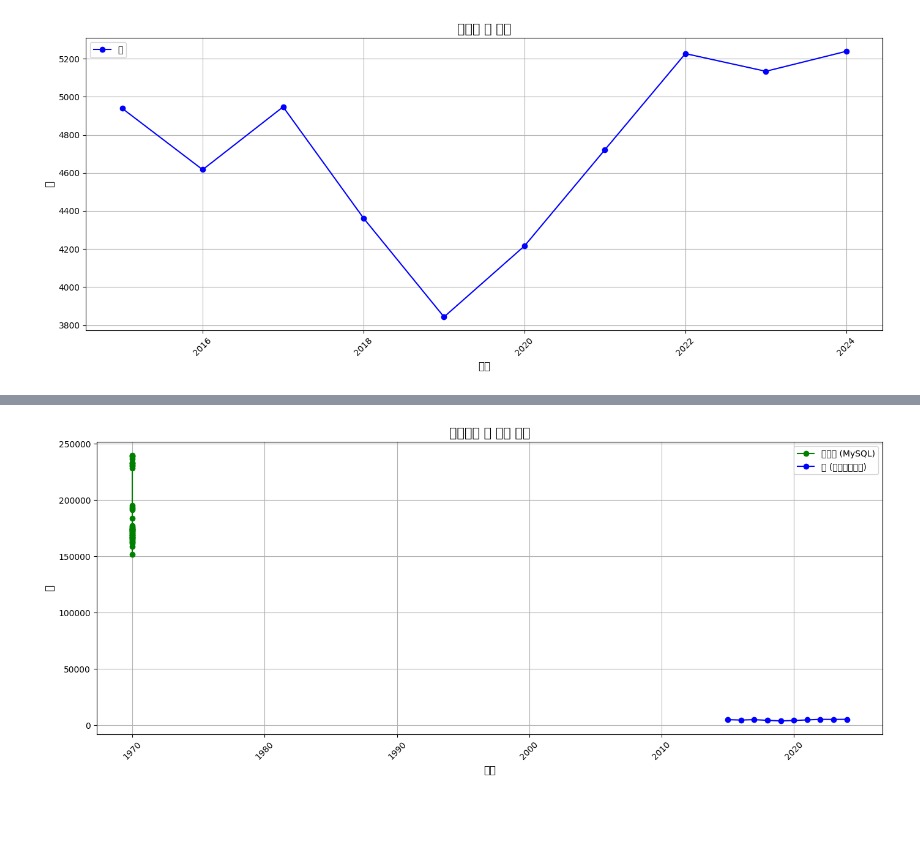
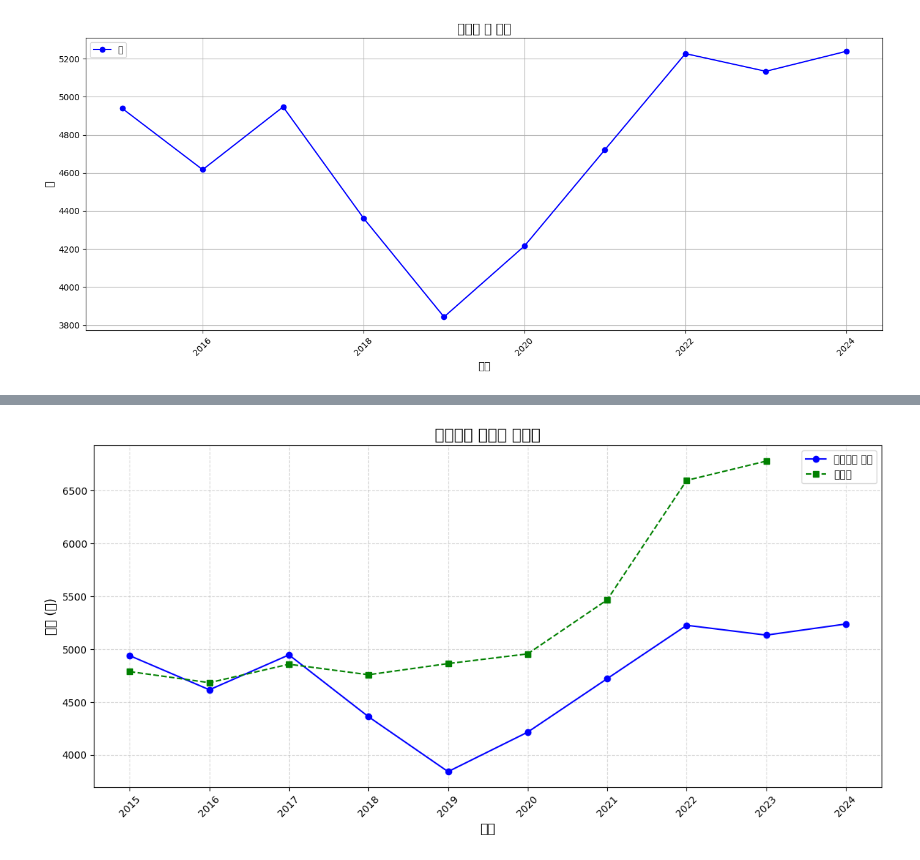
Before and after one commit to leesh0806/pig-management, a Jupyter notebook: src/pig_analysis_test.ipynb, the cells around one changed output, grey strips where cells are left out. Drawn from its saved outputs; the diff is of its cells as text; code cells hidden in the pictures; blank space fills up the shorter version.

```diff
--- a/src/pig_analysis_test.ipynb
+++ b/src/pig_analysis_test.ipynb
@@ -534,8 +469,21 @@ plt.show()
 import mysql.connector
 import pandas as pd
 import matplotlib.pyplot as plt
+import matplotlib.font_manager as fm
 
-# MySQL 연결 설정
+
+plt.rcParams['font.family'] = 'NanumGothic'
+plt.rcParams['axes.unicode_minus'] = False
+
+
+data1 = {
+    "연도": [2015, 2016, 2017, 2018, 2019, 2020, 2021, 2022, 2023, 2024],
+    "비용합계평균": ["4,939", "4,617", "4,947", "4,362", "3,843", "4,216", "4,722", "5,227", "5,134", "5,239"]
+}
+
+df1 = pd.DataFrame(data1)
+df1["비용합계평균"] = df1["비용합계평균"].str.replace(',', '').astype(int)
+
 conn = mysql.connector.connect(
     host='database-1.cba44miw26by.ap-northeast-2.rds.amazonaws.com',
     user='psy',
@@ -544,61 +492,41 @@ conn = mysql.connector.connect(
 )
 cursor = conn.cursor()
 
-# feed_price 테이블에서 데이터 가져오기
-query = "SELECT year, 사료비 FROM feed"
+query = "SELECT year, avg(사료비) as 사료비 FROM feed group by year"
 cursor.execute(query)
 
-# 결과를 데이터프레임으로 변환
 rows = cursor.fetchall()
-columns = [desc[0] for desc in cursor.description]  # 열 이름 가져오기
+columns = [desc[0] for desc in cursor.description]
 feed_df = pd.DataFrame(rows, columns=columns)
 
-# MySQL 연결 종료
 cursor.close()
 conn.close()
 
-# year 열을 datetime 형식으로 변환
-feed_df['year'] = pd.to_datetime(feed_df['year'], errors='coerce').dt.year
 
-# 사료비 열을 숫자로 변환
-feed_df['사료비'] = pd.to_numeric(feed_df['사료비'], errors='coerce')
+feed_df['year'] = feed_df['year'].astype(int)
 
-# 두 번째 데이터프레임 생성
-data = {
-    "연도": [
-        2015, 2016, 2017, 2018, 2019, 2020, 2021, 2022, 2023, 2024
-    ],
-    "값": [
-        "4,939", "4,617", "4,947", "4,362", "3,843", "4,216", "4,722", "5,227", "5,134", "5,239"
-    ]
-}
-df = pd.DataFrame(data)
 
-# 값 열을 숫자로 변환
-df['값'] = df['값'].str.replace(',', '').astype(int)
+plt.figure(figsize=(12, 6))
 
-# 그래프 설정
-plt.figure(figsize=(14, 6))
 
-# 첫 번째 그래프 (feed_df)
-plt.plot(feed_df['year'], feed_df['사료비'], label='사료비 (MySQL)', marker='o', color='green')
+plt.plot(df1['연도'], df1['비용합계평균'], marker='o', linestyle='-', color='blue', label='비용합계 평균')
 
-# 두 번째 그래프 (df)
-plt.plot(df['연도'], df['값'], label='값 (데이터프레임)', marker='o', color='blue')
 
-# 그래프 제목 및 축 레이블 설정
-plt.title('사료비와 값 추이 비교', fontsize=15)
-plt.xlabel('연도', fontsize=12)
-plt.ylabel('값', fontsize=12)
+plt.plot(feed_df['year'], feed_df['사료비'].astype(float) / 35, marker='s', linestyle='--', color='green', label='사료비')
 
-# x축 레이블 회전
-plt.xticks(rotation=45)
 
-# 그래프 설정
-plt.grid(True)
+plt.title('도매가와 사료비 연관성', fontsize=16)
+plt.xlabel('연도', fontsize=13)
+plt.ylabel('금액 (원)', fontsize=13)
+plt.xticks(df1['연도'], rotation=45)
+
+
+plt.grid(True, linestyle='--', alpha=0.5)
 plt.legend()
+
+# 그래프 표시
 plt.tight_layout()
+plt.show()
 
-# 그래프 출력
-plt.show()
+# 도매가와 사료비 연관성 ( 파란색 : 도매가, 초록색 : 사료비)
 # %% [output]
@@ -605 +550 @@ plt.show()
-[figure, old version]
+[figure, new version]
```
Also changed, not shown: parts of 6 cells of this notebook, 3 other files.
